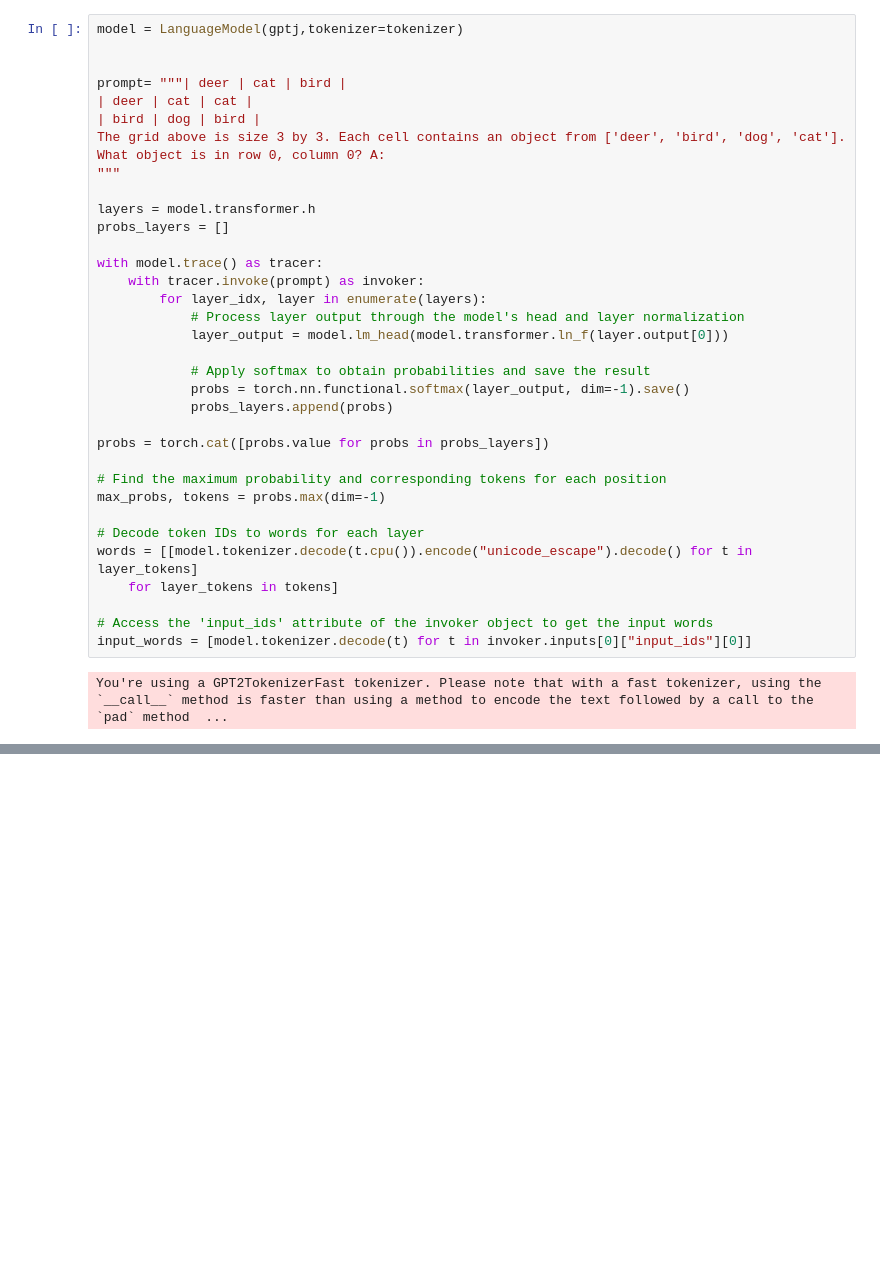
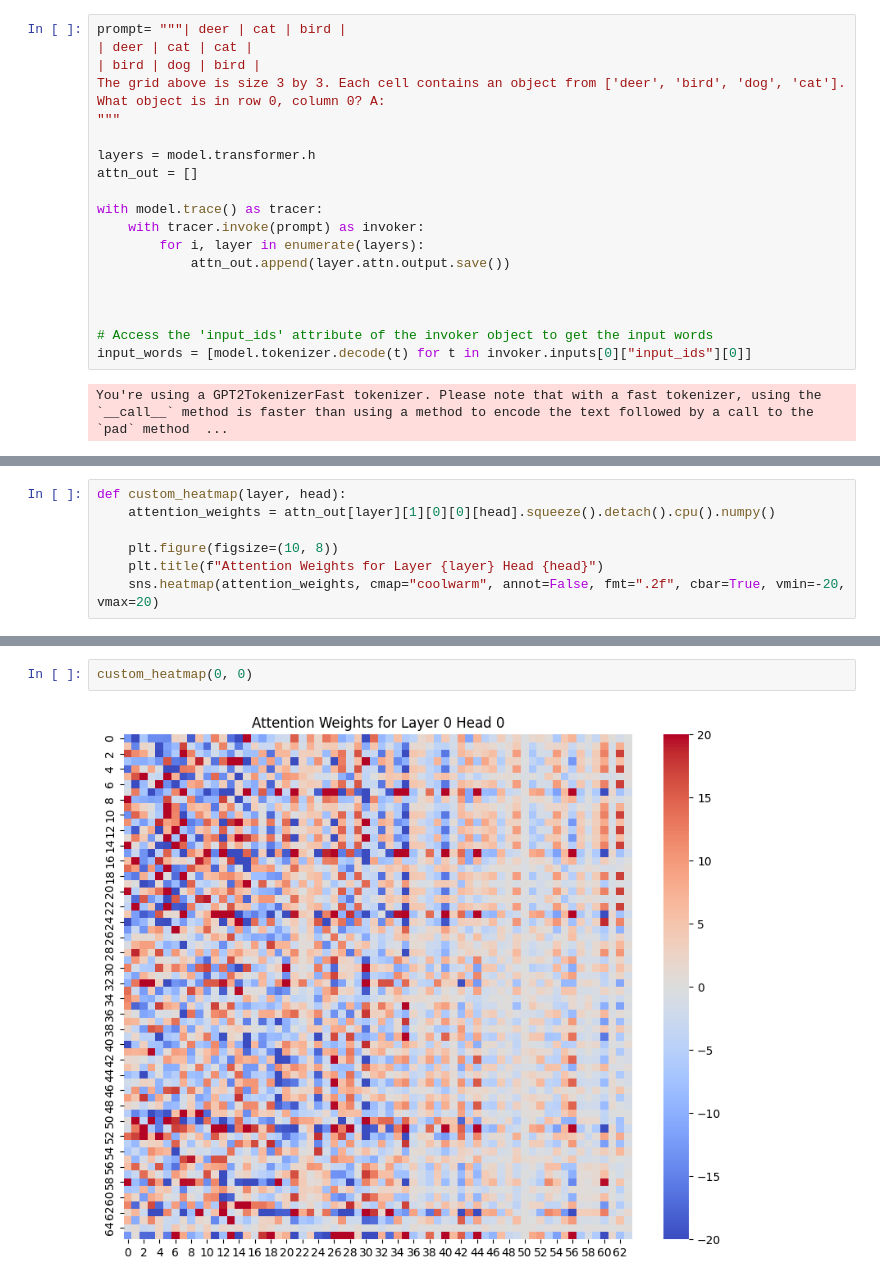
Before and after one commit to sjoshi804/lmm, a Jupyter notebook: lmm_synthetic/eval/attention_visualization.ipynb, the cells around one changed output, grey strips where cells are left out. Cells and saved outputs as stored; diff of their text form; blank space fills up the shorter version.

Commit message:
attention visualization

```diff
--- a/lmm_synthetic/eval/attention_visualization.ipynb
+++ b/lmm_synthetic/eval/attention_visualization.ipynb
@@ -18,7 +21,4 @@ tokenizer = AutoTokenizer.from_pretrained(model_path)
 # %%
-model = LanguageModel(gptj,tokenizer=tokenizer)
-
-
 prompt= """| deer | cat | bird |
 | deer | cat | cat |
 | bird | dog | bird |
@@ -27,26 +27,14 @@ What object is in row 0, column 0? A:
 """
 
 layers = model.transformer.h
-probs_layers = []
+attn_out = []
 
 with model.trace() as tracer:
     with tracer.invoke(prompt) as invoker:
-        for layer_idx, layer in enumerate(layers):
-            # Process layer output through the model's head and layer normalization
-            layer_output = model.lm_head(model.transformer.ln_f(layer.output[0]))
+        for i, layer in enumerate(layers):
+            attn_out.append(layer.attn.output.save())
 
-            # Apply softmax to obtain probabilities and save the result
-            probs = torch.nn.functional.softmax(layer_output, dim=-1).save()
-            probs_layers.append(probs)
 
-probs = torch.cat([probs.value for probs in probs_layers])
-
-# Find the maximum probability and corresponding tokens for each position
-max_probs, tokens = probs.max(dim=-1)
-
-# Decode token IDs to words for each layer
-words = [[model.tokenizer.decode(t.cpu()).encode("unicode_escape").decode() for t in layer_tokens]
-    for layer_tokens in tokens]
 
 # Access the 'input_ids' attribute of the invoker object to get the input words
 input_words = [model.tokenizer.decode(t) for t in invoker.inputs[0]["input_ids"][0]]
@@ -90,0 +53,7 @@ plt.show()
+# %%
+def custom_heatmap(layer, head):
+    attention_weights = attn_out[layer][1][0][0][head].squeeze().detach().cpu().numpy()
+
+    plt.figure(figsize=(10, 8))
+    plt.title(f"Attention Weights for Layer {layer} Head {head}")
+    sns.heatmap(attention_weights, cmap="coolwarm", annot=False, fmt=".2f", cbar=True, vmin=-20, vmax=20)
@@ -90,0 +74,4 @@ plt.show()
+# %%
+custom_heatmap(0, 0)
+# %% [output]
+[figure, added]
```
Also changed, not shown: parts of 5 cells of this notebook, 1 other file.
